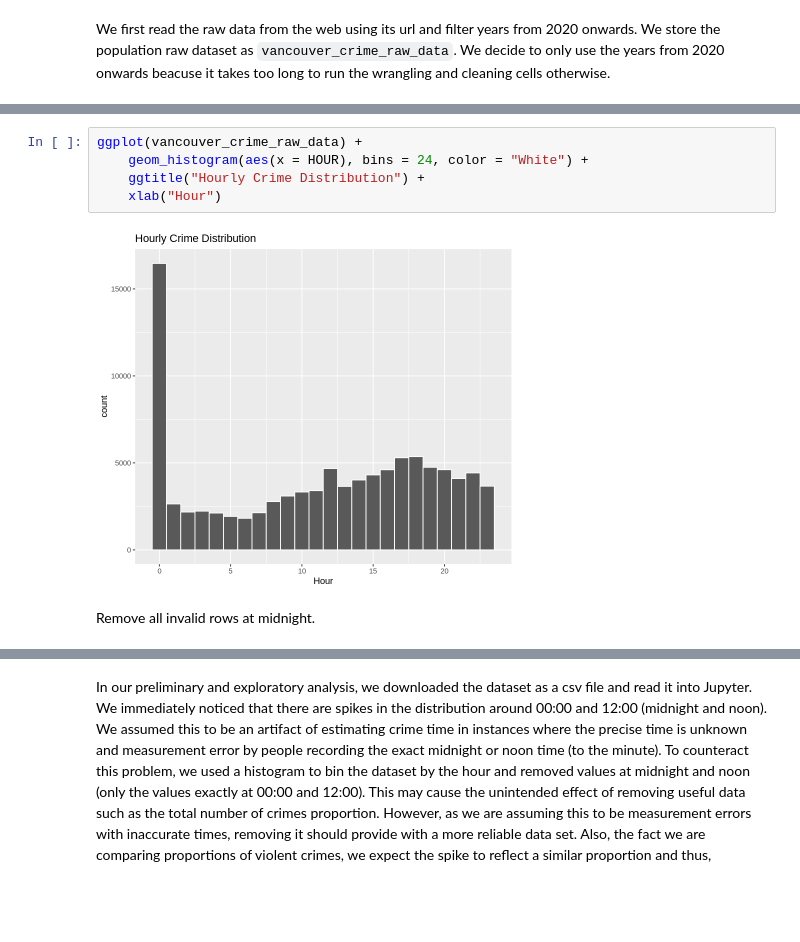
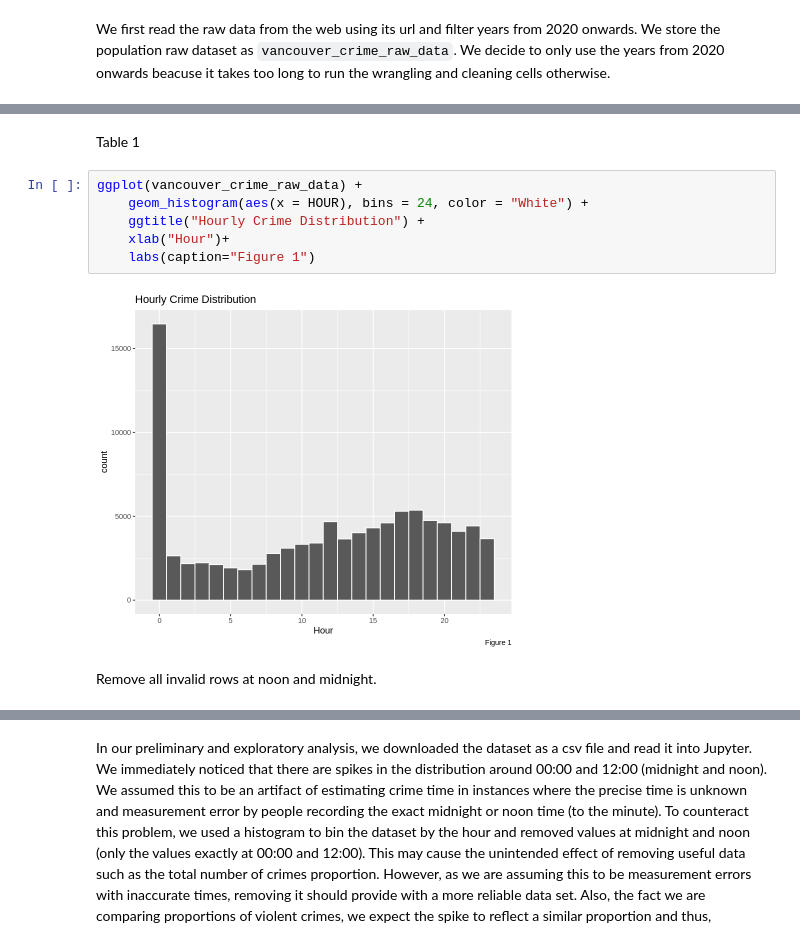
Before and after one commit to PUSH-YA/Statistical-inference-on-vancouver-crime-data, a Jupyter notebook: ProjectUpdate-till_theory_based.ipynb, the cells around one changed output, grey strips where cells are left out. Cells and saved outputs as stored; diff of their text form; blank space fills up the shorter version.

```diff
--- a/ProjectUpdate-till_theory_based.ipynb
+++ b/ProjectUpdate-till_theory_based.ipynb
@@ -66,15 +48,18 @@ A tibble: 6 × 10
 | Theft from Vehicle | 2020 | 2 | 8 | 20 | 0 | 1XX W HASTINGS ST | Central Business District | 492103.9 | 5458836 |
 | Theft from Vehicle | 2022 | 6 | 16 | 13 | 0 | 1XX W HASTINGS ST | Central Business District | 492107.4 | 5458835 |
 | Theft from Vehicle | 2022 | 4 | 19 | 19 | 0 | 1XX W HASTINGS ST | Central Business District | 492113.5 | 5458843 |
+# %% [markdown]
+Table 1
 # %%
 ggplot(vancouver_crime_raw_data) +
     geom_histogram(aes(x = HOUR), bins = 24, color = "White") +
     ggtitle("Hourly Crime Distribution") +
-    xlab("Hour")
+    xlab("Hour")+
+    labs(caption="Figure 1")
 # %% [output]
-[figure, old version]
+[figure, new version]
 # %% [markdown]
-Remove all invalid rows at midnight.
+Remove all invalid rows at noon and midnight.
 # %%
 # Filter out noon and midnight
 vancouver_crime_filtered <- vancouver_crime_raw_data %>%
```
Also changed, not shown: parts of 18 cells of this notebook.
